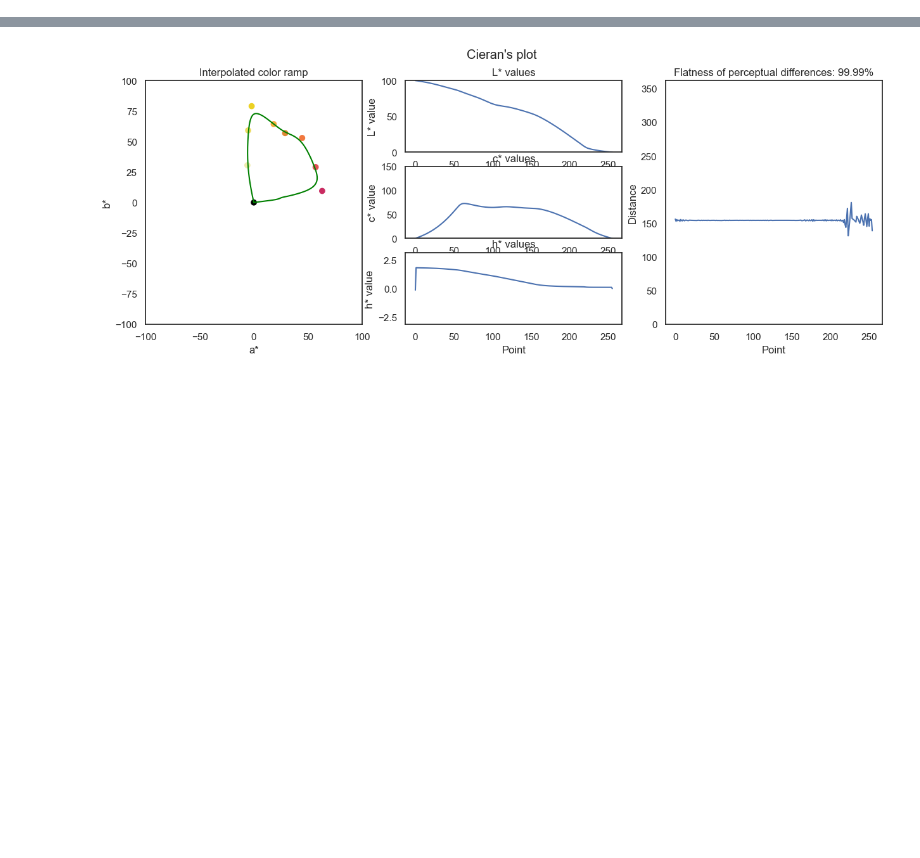
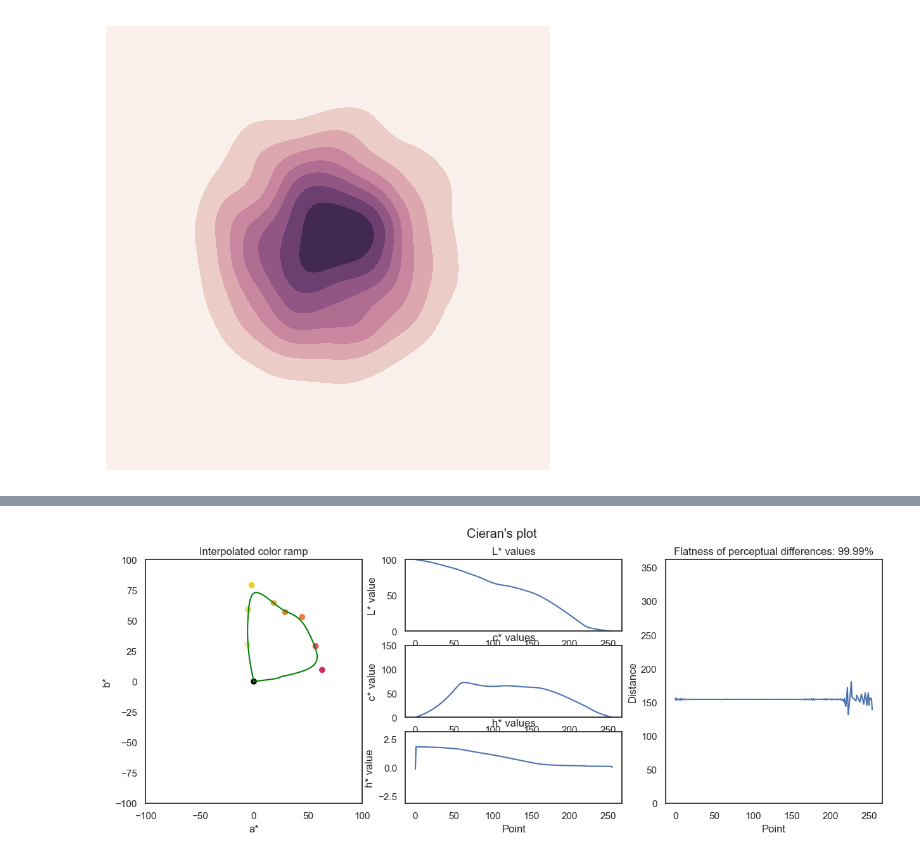
Before and after one commit to matthhong/cieran, a Jupyter notebook: example.ipynb, the cells around one changed output, grey strips where cells are left out. Saved outputs shown, nothing was run; the diff lists cells and outputs as text; code cells hidden in the pictures; blank space fills up the shorter version.

```diff
--- a/example.ipynb
+++ b/example.ipynb
@@ -24 +77,5 @@ def draw_kde(cmap):
+# %%
+draw_kde(sns.cubehelix_palette(start=15, light=1, as_cmap=True))
+# %% [output]
+[figure, added]
 # %%
```
Also changed, not shown: parts of 9 cells of this notebook.
